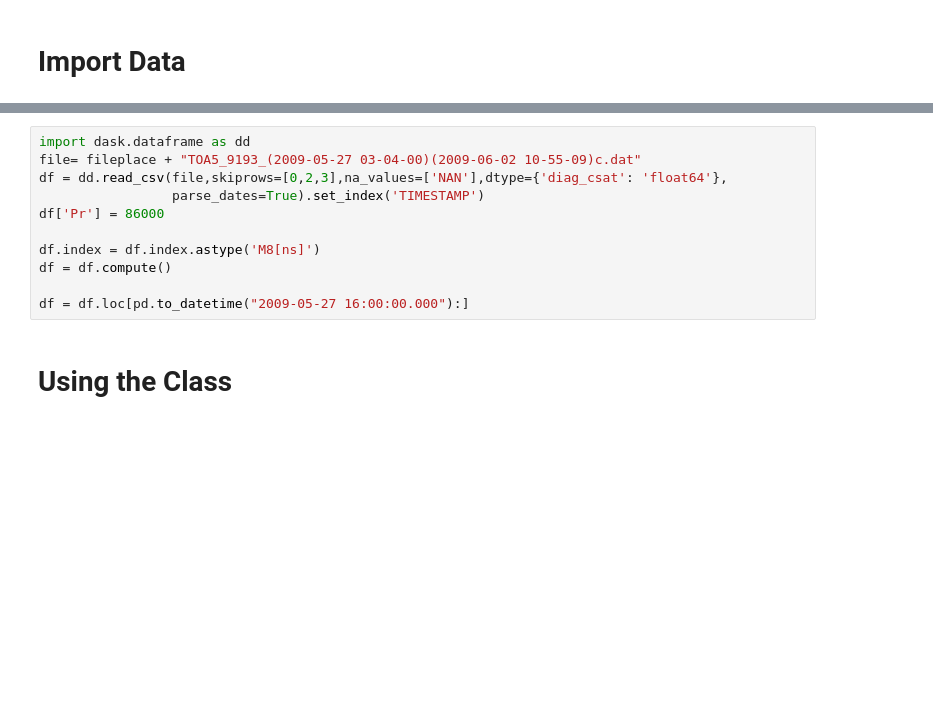
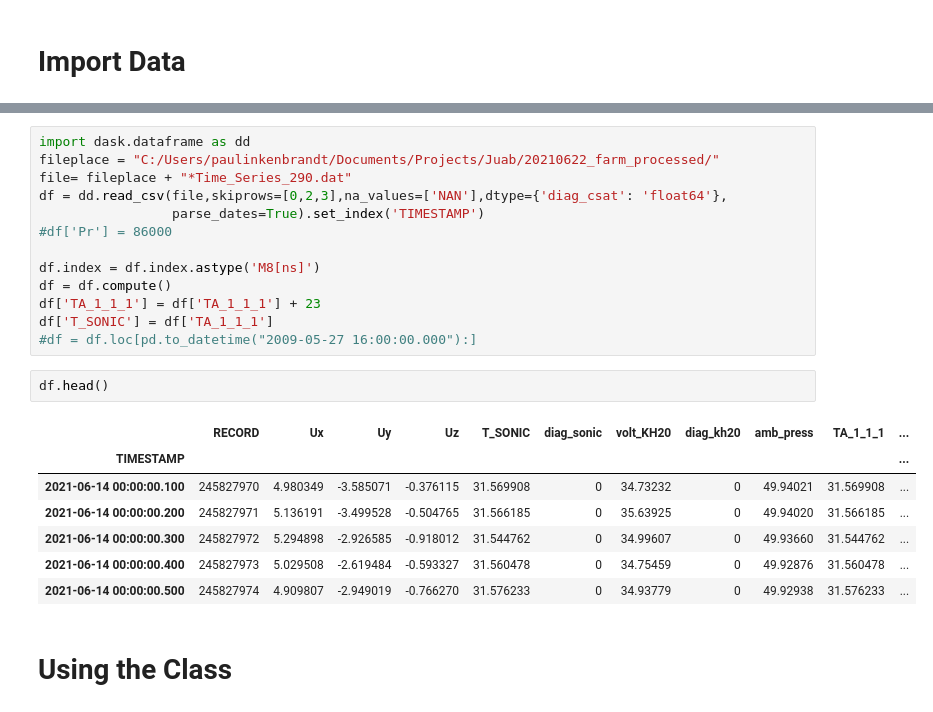
Before and after one commit to utah-geological-survey/MicroMet, a Jupyter notebook: Eddy Lite Example.ipynb, the cells around one changed output, grey strips where cells are left out. Cells and saved outputs as stored; diff of their text form; blank space fills up the shorter version.

```diff
--- a/Eddy Lite Example.ipynb
+++ b/Eddy Lite Example.ipynb
@@ -63,14 +77,26 @@ G:/Shared drives/UGS_Groundwater/Projects/Eddy_Covariance/Data_Downloads/Snowvil
 # %%
 import dask.dataframe as dd
-file= fileplace + "TOA5_9193_(2009-05-27 03-04-00)(2009-06-02 10-55-09)c.dat"
+fileplace = "C:/Users/paulinkenbrandt/Documents/Projects/Juab/20210622_farm_processed/"
+file= fileplace + "*Time_Series_290.dat"
 df = dd.read_csv(file,skiprows=[0,2,3],na_values=['NAN'],dtype={'diag_csat': 'float64'},
                  parse_dates=True).set_index('TIMESTAMP')
-df['Pr'] = 86000
+#df['Pr'] = 86000
 
 df.index = df.index.astype('M8[ns]')
 df = df.compute()
-
-df = df.loc[pd.to_datetime("2009-05-27 16:00:00.000"):]
+df['TA_1_1_1'] = df['TA_1_1_1'] + 23
+df['T_SONIC'] = df['TA_1_1_1']
+#df = df.loc[pd.to_datetime("2009-05-27 16:00:00.000"):]
+# %%
+df.head()
+# %% [output]
+|  | RECORD | Ux | Uy | Uz | T_SONIC | diag_sonic | volt_KH20 | diag_kh20 | amb_press | TA_1_1_1 | ... |
+| TIMESTAMP |  |  |  |  |  |  |  |  |  |  | ... |
+| 2021-06-14 00:00:00.100 | 245827970 | 4.980349 | -3.585071 | -0.376115 | 31.569908 | 0 | 34.73232 | 0 | 49.94021 | 31.569908 | ... |
+| 2021-06-14 00:00:00.200 | 245827971 | 5.136191 | -3.499528 | -0.504765 | 31.566185 | 0 | 35.63925 | 0 | 49.94020 | 31.566185 | ... |
+| 2021-06-14 00:00:00.300 | 245827972 | 5.294898 | -2.926585 | -0.918012 | 31.544762 | 0 | 34.99607 | 0 | 49.93660 | 31.544762 | ... |
+| 2021-06-14 00:00:00.400 | 245827973 | 5.029508 | -2.619484 | -0.593327 | 31.560478 | 0 | 34.75459 | 0 | 49.92876 | 31.560478 | ... |
+| 2021-06-14 00:00:00.500 | 245827974 | 4.909807 | -2.949019 | -0.766270 | 31.576233 | 0 | 34.93779 | 0 | 49.92938 | 31.576233 | ... |
 # %% [markdown]
 # Using the Class
 # %%
```
Also changed, not shown: parts of 13 cells of this notebook.
